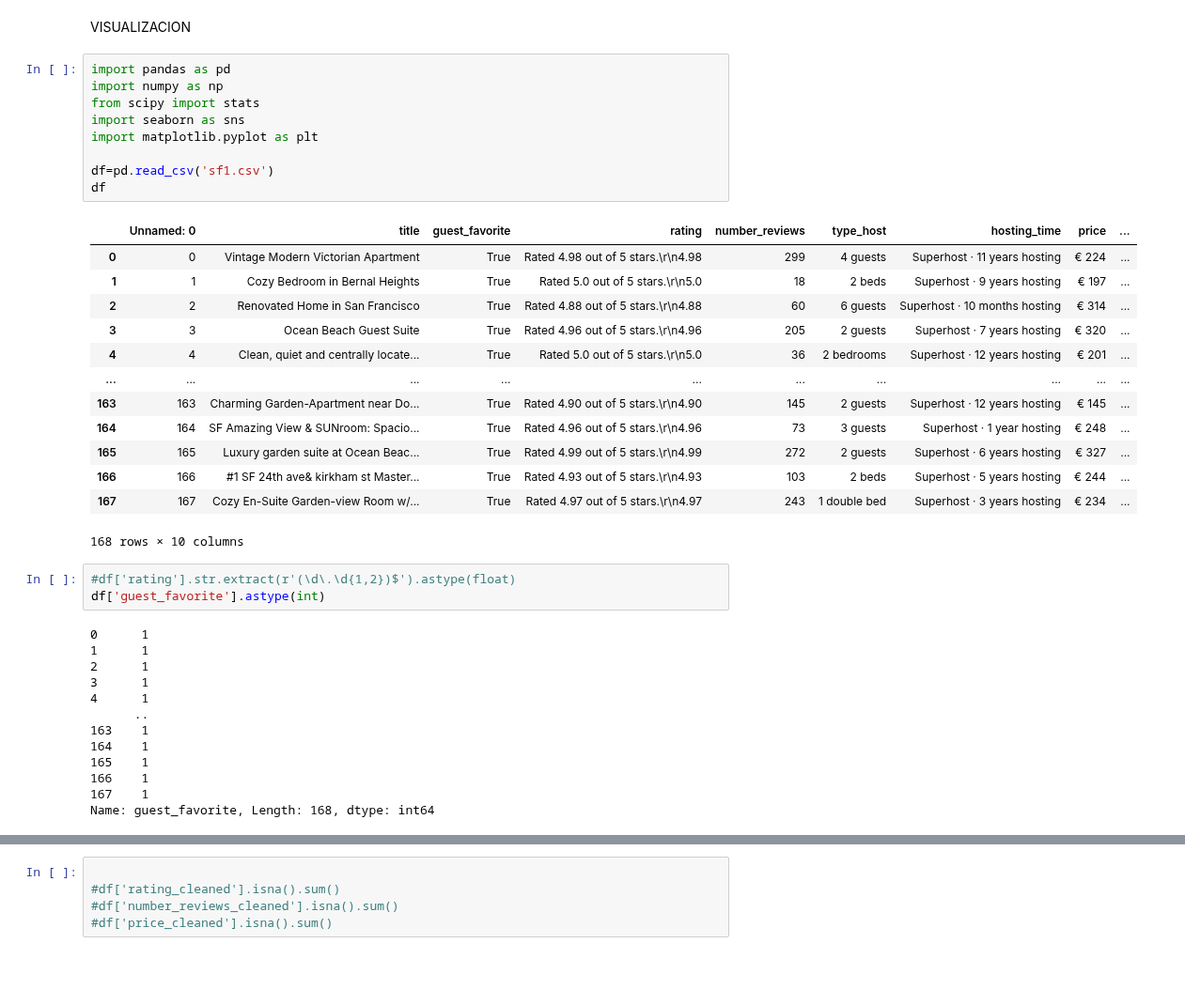
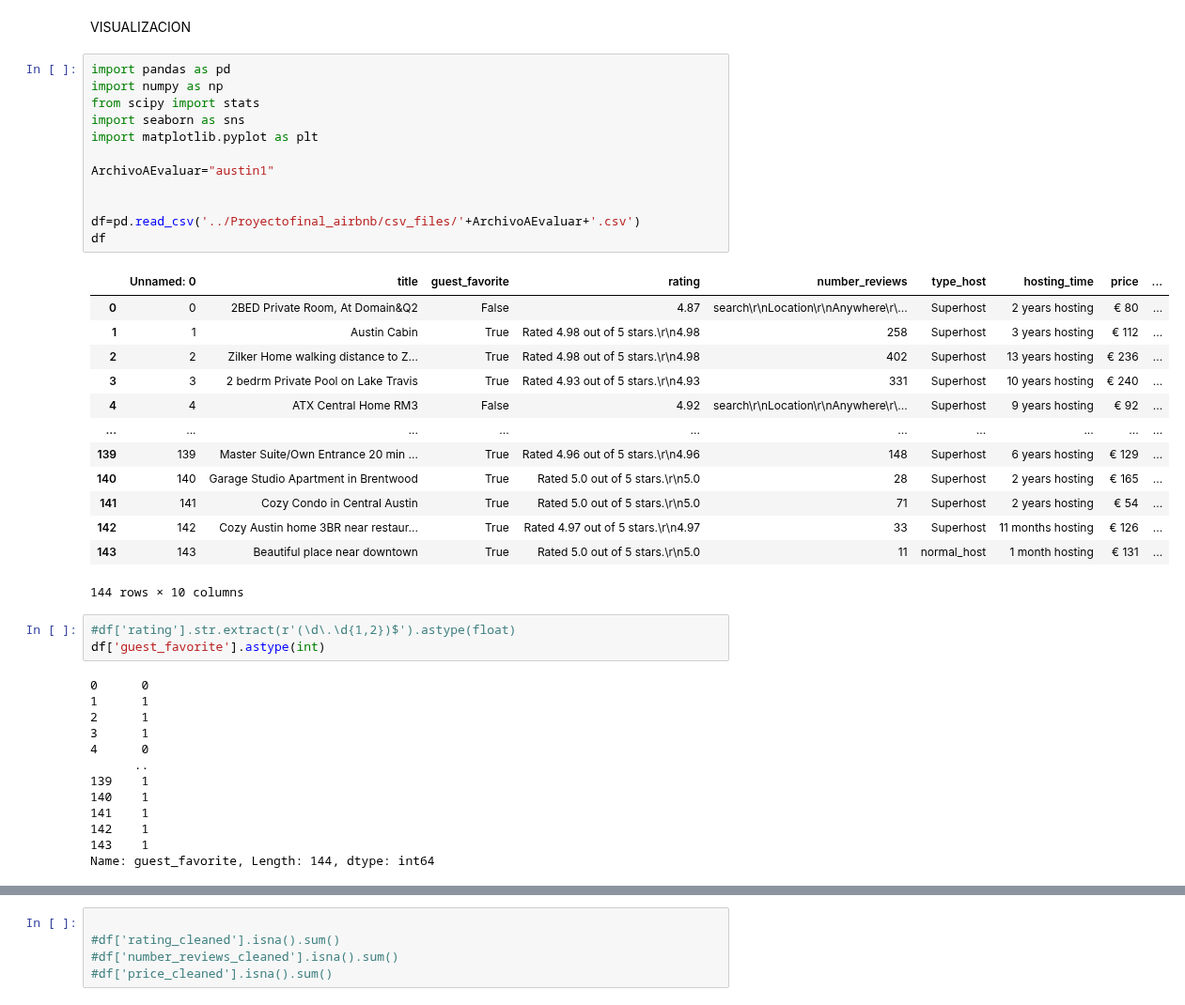
Before and after one commit to SilvanaRuiz/Proyectofinal_airbnb, a Jupyter notebook: Visualizacion.ipynb, the cells around one changed output, grey strips where cells are left out. Shown at 94% size. Drawn from its saved outputs; the diff is of its cells as text; blank space fills up the shorter version.

```diff
--- a/Visualizacion.ipynb
+++ b/Visualizacion.ipynb
@@ -3,42 +3,45 @@ VISUALIZACION
 # %%
 import pandas as pd
 import numpy as np
 from scipy import stats
 import seaborn as sns
 import matplotlib.pyplot as plt
 
-df=pd.read_csv('sf1.csv')
+ArchivoAEvaluar="austin1"
+
+
+df=pd.read_csv('../Proyectofinal_airbnb/csv_files/'+ArchivoAEvaluar+'.csv')
 df
 # %% [output]
 |  | Unnamed: 0 | title | guest_favorite | rating | number_reviews | type_host | hosting_time | price | ... |
-| 0 | 0 | Vintage Modern Victorian Apartment | True | Rated 4.98 out of 5 stars.\r\n4.98 | 299 | 4 guests | Superhost · 11 years hosting | € 224 | ... |
-| 1 | 1 | Cozy Bedroom in Bernal Heights | True | Rated 5.0 out of 5 stars.\r\n5.0 | 18 | 2 beds | Superhost · 9 years hosting | € 197 | ... |
-| 2 | 2 | Renovated Home in San Francisco | True | Rated 4.88 out of 5 stars.\r\n4.88 | 60 | 6 guests | Superhost · 10 months hosting | € 314 | ... |
-| 3 | 3 | Ocean Beach Guest Suite | True | Rated 4.96 out of 5 stars.\r\n4.96 | 205 | 2 guests | Superhost · 7 years hosting | € 320 | ... |
-| 4 | 4 | Clean, quiet and centrally locate... | True | Rated 5.0 out of 5 stars.\r\n5.0 | 36 | 2 bedrooms | Superhost · 12 years hosting | € 201 | ... |
+| 0 | 0 | 2BED Private Room, At Domain&Q2 | False | 4.87 | search\r\nLocation\r\nAnywhere\r\... | Superhost | 2 years hosting | € 80 | ... |
+| 1 | 1 | Austin Cabin | True | Rated 4.98 out of 5 stars.\r\n4.98 | 258 | Superhost | 3 years hosting | € 112 | ... |
+| 2 | 2 | Zilker Home walking distance to Z... | True | Rated 4.98 out of 5 stars.\r\n4.98 | 402 | Superhost | 13 years hosting | € 236 | ... |
+| 3 | 3 | 2 bedrm Private Pool on Lake Travis | True | Rated 4.93 out of 5 stars.\r\n4.93 | 331 | Superhost | 10 years hosting | € 240 | ... |
+| 4 | 4 | ATX Central Home RM3 | False | 4.92 | search\r\nLocation\r\nAnywhere\r\... | Superhost | 9 years hosting | € 92 | ... |
 | ... | ... | ... | ... | ... | ... | ... | ... | ... | ... |
-| 163 | 163 | Charming Garden-Apartment near Do... | True | Rated 4.90 out of 5 stars.\r\n4.90 | 145 | 2 guests | Superhost · 12 years hosting | € 145 | ... |
-| 164 | 164 | SF Amazing View & SUNroom: Spacio... | True | Rated 4.96 out of 5 stars.\r\n4.96 | 73 | 3 guests | Superhost · 1 year hosting | € 248 | ... |
-| 165 | 165 | Luxury garden suite at Ocean Beac... | True | Rated 4.99 out of 5 stars.\r\n4.99 | 272 | 2 guests | Superhost · 6 years hosting | € 327 | ... |
-| 166 | 166 | #1 SF 24th ave& kirkham st Master... | True | Rated 4.93 out of 5 stars.\r\n4.93 | 103 | 2 beds | Superhost · 5 years hosting | € 244 | ... |
-| 167 | 167 | Cozy En-Suite Garden-view Room w/... | True | Rated 4.97 out of 5 stars.\r\n4.97 | 243 | 1 double bed | Superhost · 3 years hosting | € 234 | ... |
+| 139 | 139 | Master Suite/Own Entrance 20 min ... | True | Rated 4.96 out of 5 stars.\r\n4.96 | 148 | Superhost | 6 years hosting | € 129 | ... |
+| 140 | 140 | Garage Studio Apartment in Brentwood | True | Rated 5.0 out of 5 stars.\r\n5.0 | 28 | Superhost | 2 years hosting | € 165 | ... |
+| 141 | 141 | Cozy Condo in Central Austin | True | Rated 5.0 out of 5 stars.\r\n5.0 | 71 | Superhost | 2 years hosting | € 54 | ... |
+| 142 | 142 | Cozy Austin home 3BR near restaur... | True | Rated 4.97 out of 5 stars.\r\n4.97 | 33 | Superhost | 11 months hosting | € 126 | ... |
+| 143 | 143 | Beautiful place near downtown | True | Rated 5.0 out of 5 stars.\r\n5.0 | 11 | normal_host | 1 month hosting | € 131 | ... |
-168 rows × 10 columns
+144 rows × 10 columns
 # %%
 #df['rating'].str.extract(r'(\d\.\d{1,2})$').astype(float)
 df['guest_favorite'].astype(int)
 # %% [output]
-0      1
+0      0
 1      1
 2      1
 3      1
-4      1
+4      0
       ..
-163    1
-164    1
-165    1
-166    1
-167    1
-Name: guest_favorite, Length: 168, dtype: int64
+139    1
+140    1
+141    1
+142    1
+143    1
+Name: guest_favorite, Length: 144, dtype: int64
 # %%
 import re
 
```
Also changed, not shown: parts of 32 cells of this notebook, 2 other files.
